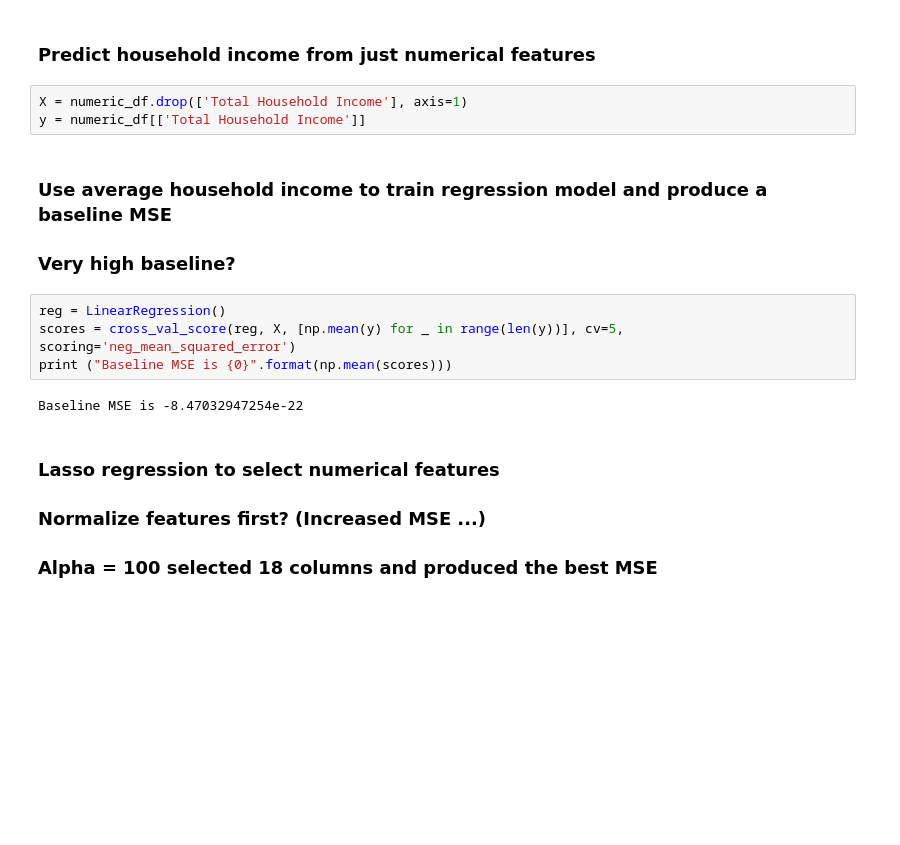
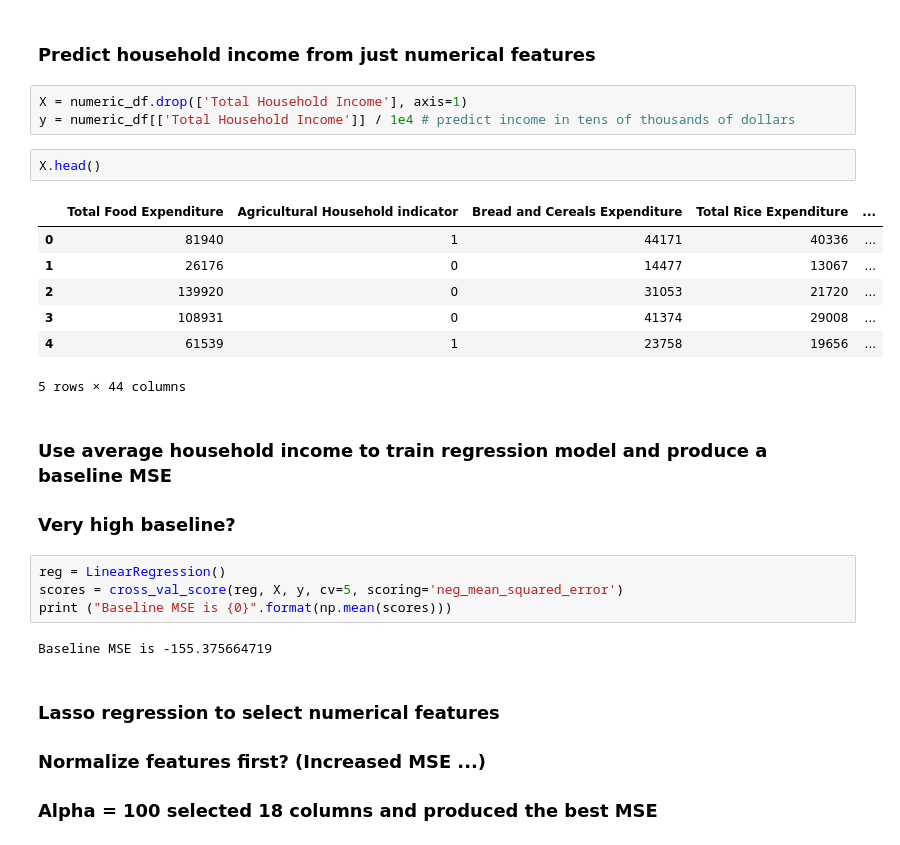
Before and after one commit to colegrigsby/401NN, a Jupyter notebook: Linear Regression.ipynb, the cells around one changed output. Drawn from its saved outputs; the diff is of its cells as text; blank space fills up the shorter version.

```diff
--- a/Linear Regression.ipynb
+++ b/Linear Regression.ipynb
@@ -170,16 +171,26 @@ assert len(df.columns) == len(categorical_df.columns) + len(numeric_df.columns)
 ### Predict household income from just numerical features
 # %%
 X = numeric_df.drop(['Total Household Income'], axis=1)
-y = numeric_df[['Total Household Income']]
+y = numeric_df[['Total Household Income']] / 1e4 # predict income in tens of thousands of dollars
+# %%
+X.head()
+# %% [output]
+|  | Total Food Expenditure | Agricultural Household indicator | Bread and Cereals Expenditure | Total Rice Expenditure | ... |
+| 0 | 81940 | 1 | 44171 | 40336 | ... |
+| 1 | 26176 | 0 | 14477 | 13067 | ... |
+| 2 | 139920 | 0 | 31053 | 21720 | ... |
+| 3 | 108931 | 0 | 41374 | 29008 | ... |
+| 4 | 61539 | 1 | 23758 | 19656 | ... |
+5 rows × 44 columns
 # %% [markdown]
 ### Use average household income to train regression model and produce a baseline MSE
 ### Very high baseline?
 # %%
 reg = LinearRegression()
-scores = cross_val_score(reg, X, [np.mean(y) for _ in range(len(y))], cv=5, scoring='neg_mean_squared_error')
+scores = cross_val_score(reg, X, y, cv=5, scoring='neg_mean_squared_error')
 print ("Baseline MSE is {0}".format(np.mean(scores)))
 # %% [output]
-Baseline MSE is -8.47032947254e-22
+Baseline MSE is -155.375664719
 # %% [markdown]
 ### Lasso  regression to select numerical features
 ### Normalize features first? (Increased MSE ...)
```
Also changed, not shown: parts of 5 cells of this notebook.
